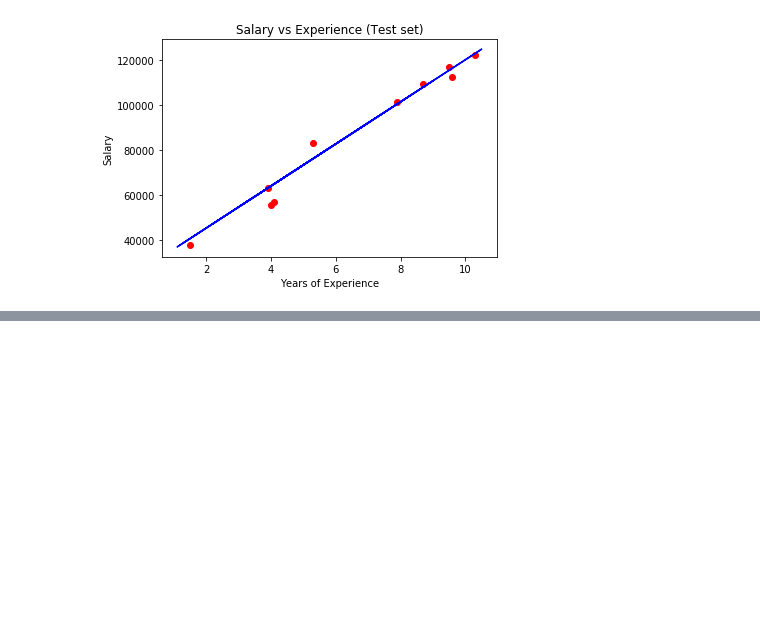
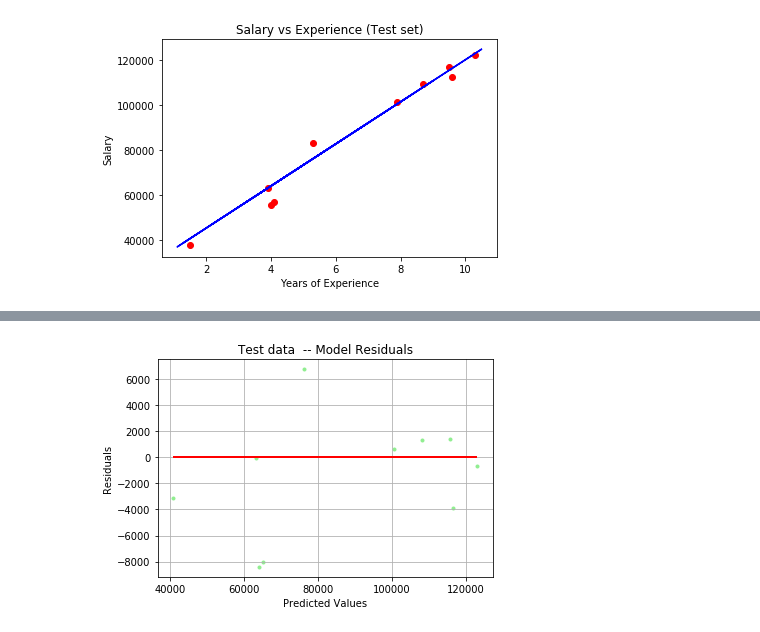
Before and after one commit to AlexandreYao/machine_learning, a Jupyter notebook: Regression/Simple linear regression/predict_salary.ipynb, the cells around one changed output, grey strips where cells are left out. Drawn from its saved outputs; the diff is of its cells as text; code cells hidden in the pictures; blank space fills up the shorter version.

```diff
--- a/Regression/Simple linear regression/predict_salary.ipynb
+++ b/Regression/Simple linear regression/predict_salary.ipynb
@@ -128,0 +216,4 @@ plt.show()
+# %%
+plot_residual(y_test, y_test_pred)
+# %% [output]
+[figure, added]
```
Also changed, not shown: parts of 5 cells of this notebook, 2 other files.
